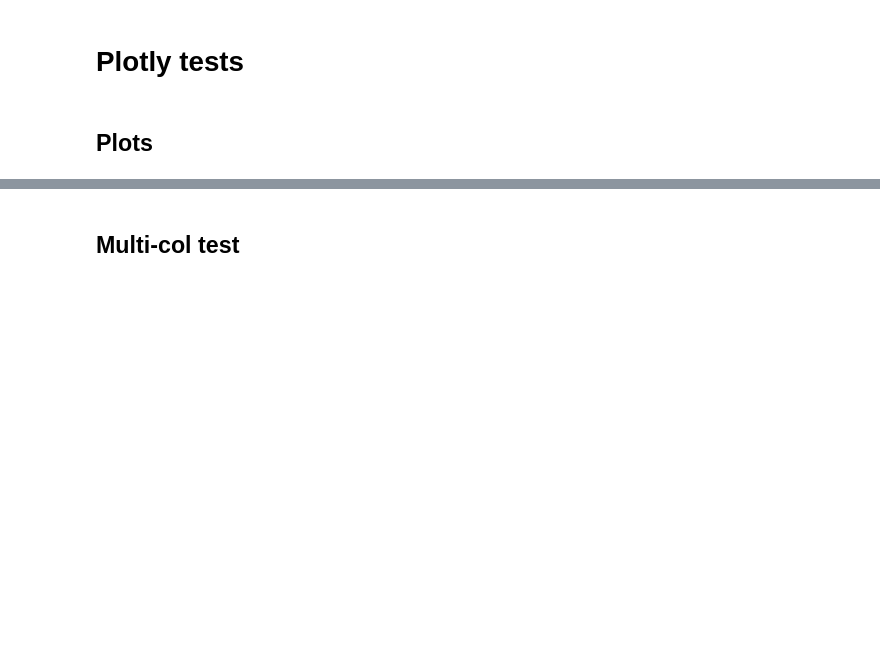
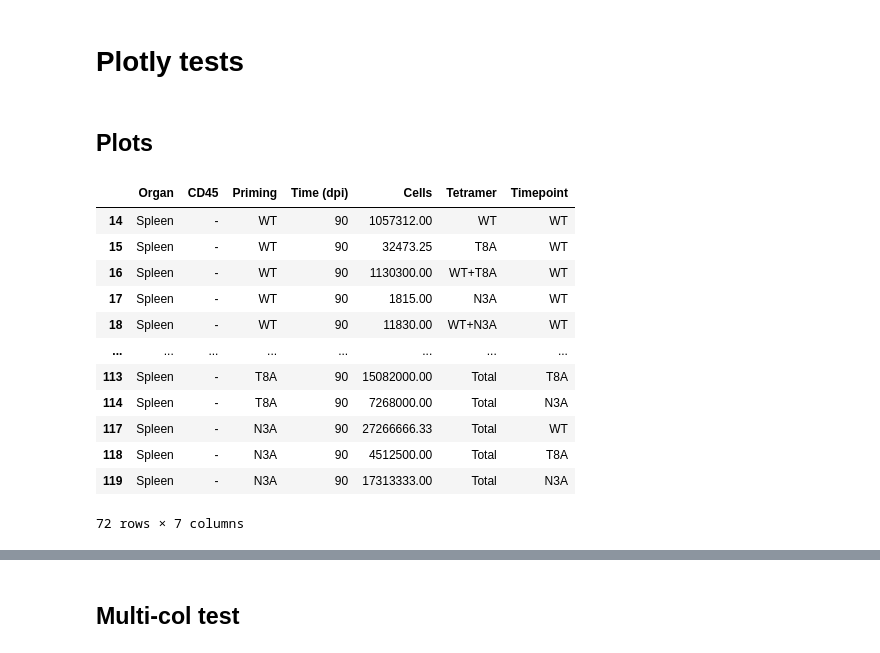
Before and after one commit to WolfDanny/IAV_analysis, a Jupyter notebook: Figures.ipynb, the cells around one changed output, grey strips where cells are left out. Cells and saved outputs as stored; diff of their text form; code cells hidden in the pictures; blank space fills up the shorter version.

```diff
--- a/Figures.ipynb
+++ b/Figures.ipynb
@@ -419,3 +614,23 @@ fig = px.line(
 # fig.show()
 
 fig.write_html("single-slope-plot.html")
+# %%
+dataDF[
+    (dataDF.Timepoint == "WT")
+    | (dataDF.Timepoint == "T8A")
+    | (dataDF.Timepoint == "N3A")
+]
+# %% [output]
+|  | Organ | CD45 | Priming | Time (dpi) | Cells | Tetramer | Timepoint |
+| 14 | Spleen | - | WT | 90 | 1057312.00 | WT | WT |
+| 15 | Spleen | - | WT | 90 | 32473.25 | T8A | WT |
+| 16 | Spleen | - | WT | 90 | 1130300.00 | WT+T8A | WT |
+| 17 | Spleen | - | WT | 90 | 1815.00 | N3A | WT |
+| 18 | Spleen | - | WT | 90 | 11830.00 | WT+N3A | WT |
+| ... | ... | ... | ... | ... | ... | ... | ... |
+| 113 | Spleen | - | T8A | 90 | 15082000.00 | Total | T8A |
+| 114 | Spleen | - | T8A | 90 | 7268000.00 | Total | N3A |
+| 117 | Spleen | - | N3A | 90 | 27266666.33 | Total | WT |
+| 118 | Spleen | - | N3A | 90 | 4512500.00 | Total | T8A |
+| 119 | Spleen | - | N3A | 90 | 17313333.00 | Total | N3A |
+72 rows × 7 columns
```
Also changed, not shown: parts of 21 cells of this notebook, 10 other files.
